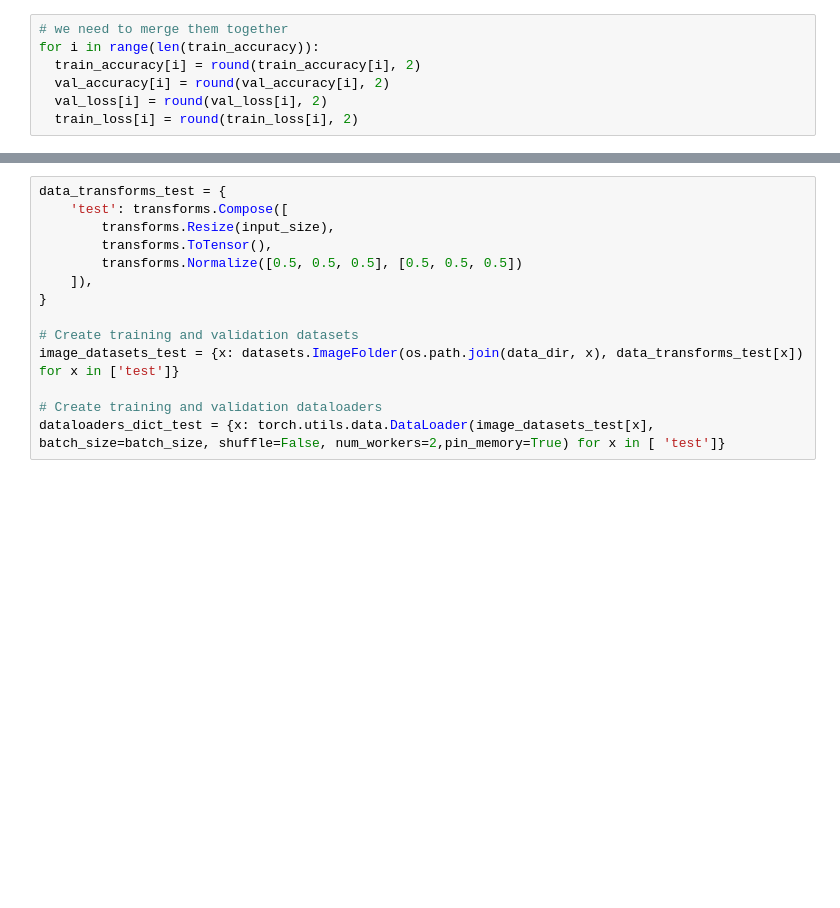
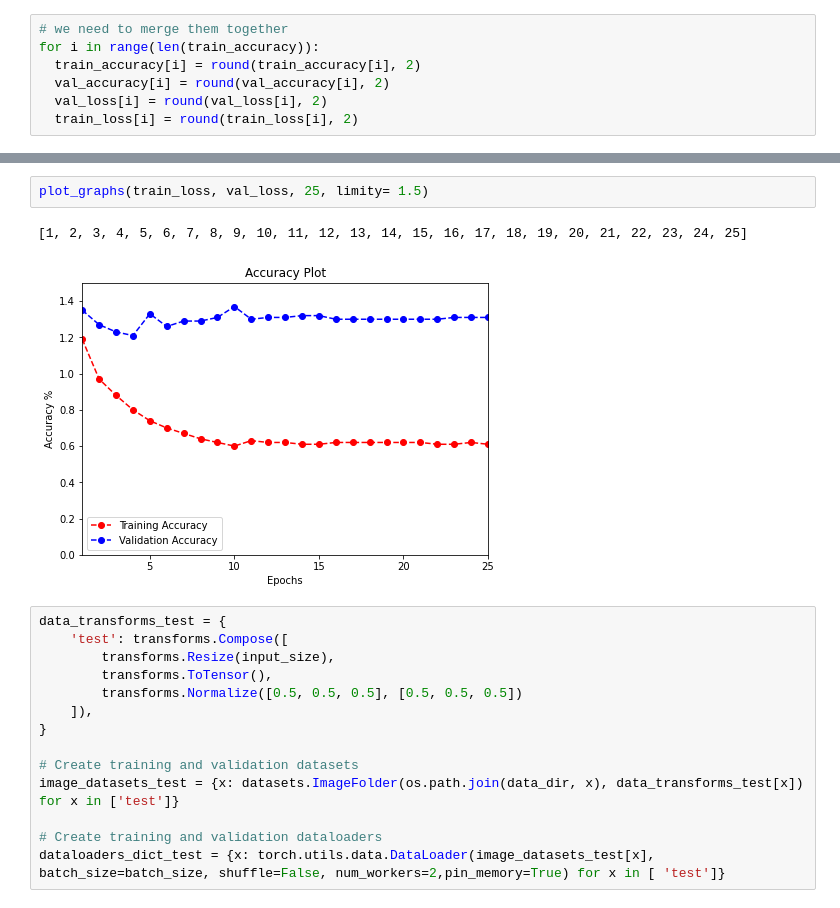
Before and after one commit to kode-git/vfer, a Jupyter notebook: ViT_Face_Emotion_Recognition.ipynb, the cells around one changed output, grey strips where cells are left out. Drawn from its saved outputs; the diff is of its cells as text; blank space fills up the shorter version.

```diff
--- a/ViT_Face_Emotion_Recognition.ipynb
+++ b/ViT_Face_Emotion_Recognition.ipynb
@@ -1883,3 +1907,8 @@ plt.ylim(0, None)
+# %%
+plot_graphs(train_loss, val_loss, 25, limity= 1.5)
+# %% [output]
+[1, 2, 3, 4, 5, 6, 7, 8, 9, 10, 11, 12, 13, 14, 15, 16, 17, 18, 19, 20, 21, 22, 23, 24, 25]
+[figure, added]
 # %%
 data_transforms_test = {
     'test': transforms.Compose([
```
Also changed, not shown: parts of 8 cells of this notebook.
